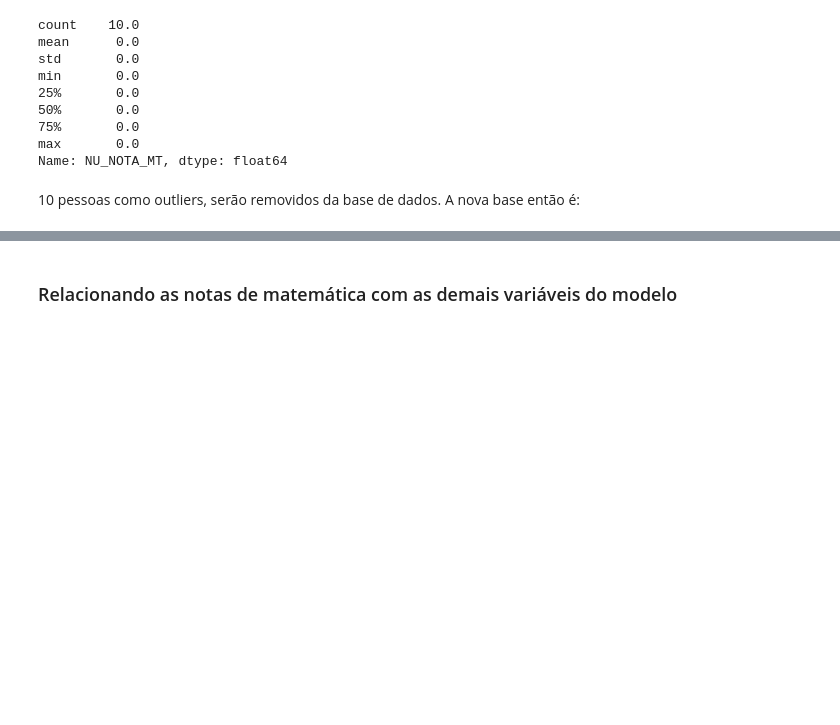
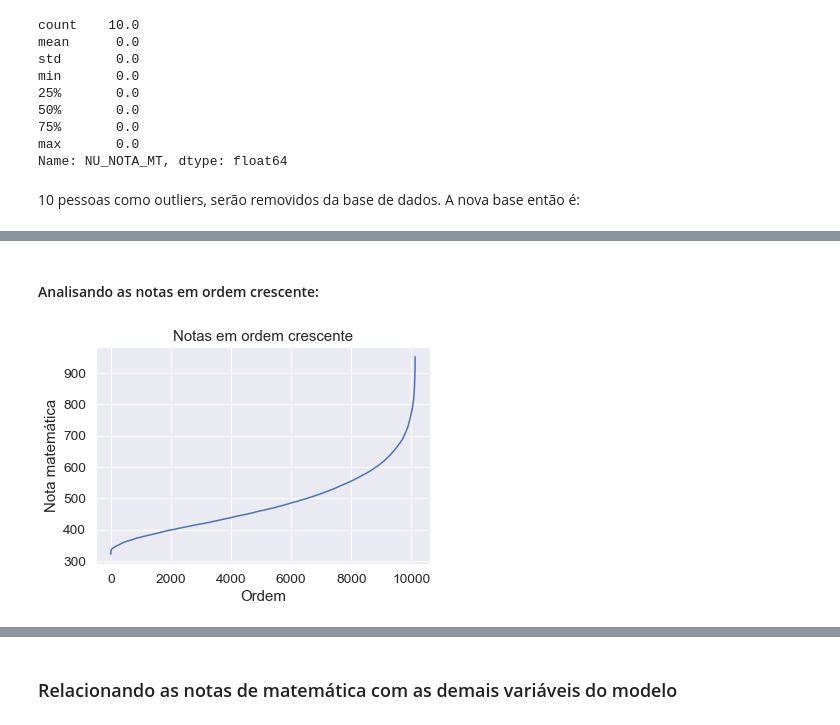
Before and after one commit to hernaneBraga/AceleraDev-Data_Science, a Jupyter notebook: analise_dados_enem2016.ipynb, the cells around one changed output, grey strips where cells are left out. Saved outputs shown, nothing was run; the diff lists cells and outputs as text; code cells hidden in the pictures; blank space fills up the shorter version.

```diff
--- a/analise_dados_enem2016.ipynb
+++ b/analise_dados_enem2016.ipynb
@@ -106,0 +123,11 @@ Kurtosis: 1.044724
+# %% [markdown]
+#### Analisando as notas em ordem crescente:
+# %%
+vet_ordenado = np.sort(df['NU_NOTA_MT'])
+plt.plot(vet_ordenado)
+plt.title('Notas em ordem crescente')
+plt.ylabel('Nota matemática')
+plt.xlabel('Ordem')
+plt.show()
+# %% [output]
+[figure, added]
```
Also changed, not shown: parts of 25 cells of this notebook.
